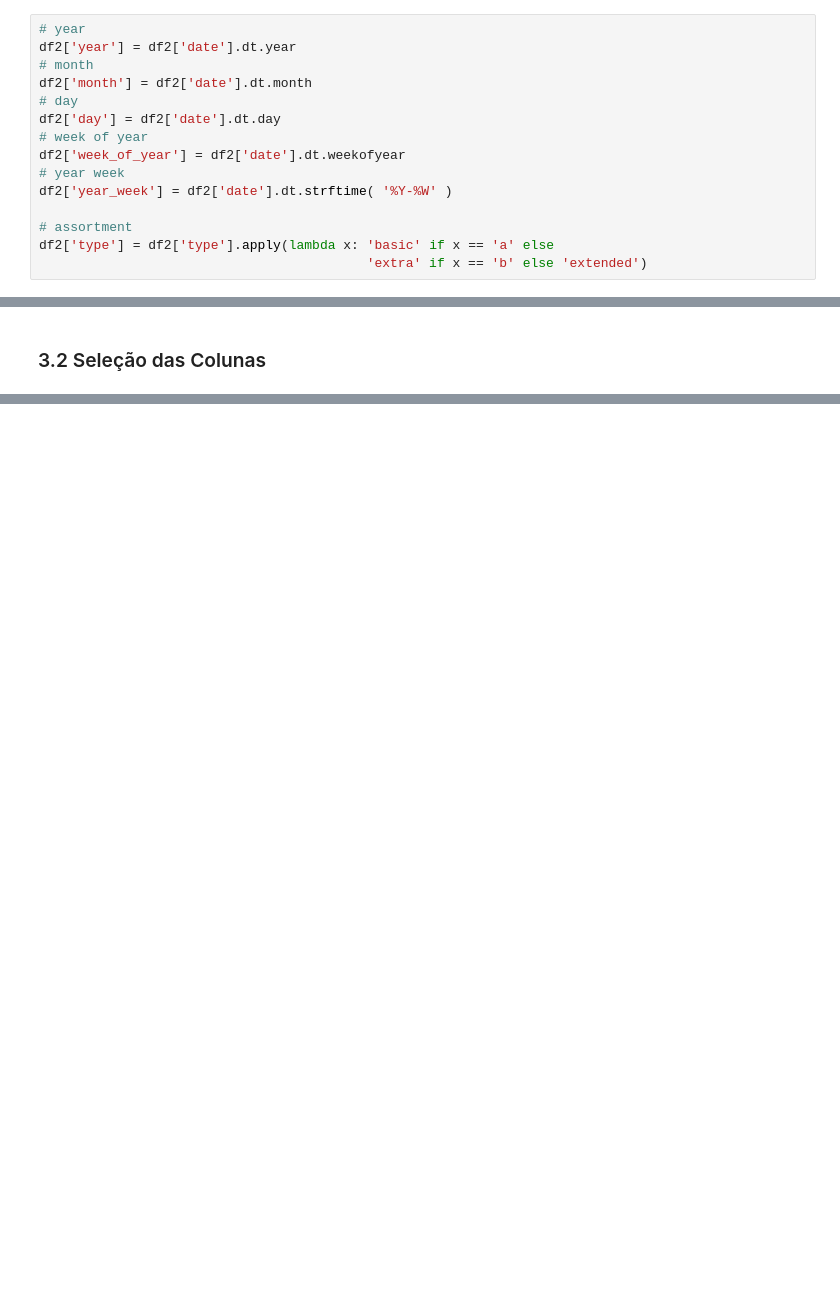
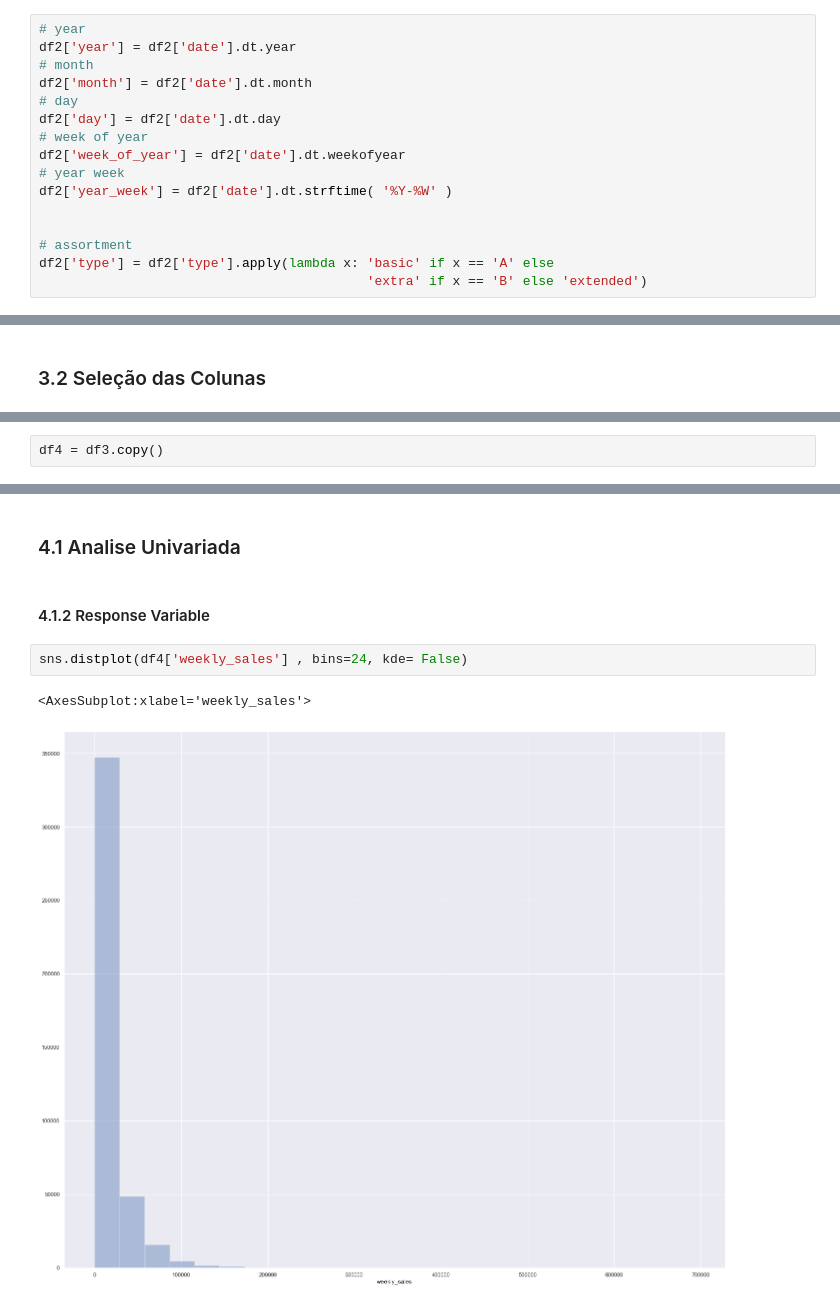
Before and after one commit to marcusbraggion/previsao_vendas, a Jupyter notebook: Walmart-Recruiting-Sales-Store_v2.ipynb, the cells around one changed output, grey strips where cells are left out. Cells and saved outputs as stored; diff of their text form; blank space fills up the shorter version.

```diff
--- a/Walmart-Recruiting-Sales-Store_v2.ipynb
+++ b/Walmart-Recruiting-Sales-Store_v2.ipynb
@@ -237,8 +237,9 @@ df2['week_of_year'] = df2['date'].dt.weekofyear
 # year week
 df2['year_week'] = df2['date'].dt.strftime( '%Y-%W' )
 
+
 # assortment
-df2['type'] = df2['type'].apply(lambda x: 'basic' if x == 'a' else
-                                          'extra' if x == 'b' else 'extended')
+df2['type'] = df2['type'].apply(lambda x: 'basic' if x == 'A' else
+                                          'extra' if x == 'B' else 'extended')
 # %% [markdown]
 ## 3.0 Filtragem de Variaveis
@@ -261,0 +265,2 @@ Index(['store', 'date', 'weekly_sales', 'is_holiday', 'type', 'size', 'year',
+# %%
+df4 = df3.copy()
@@ -261,0 +271,9 @@ Index(['store', 'date', 'weekly_sales', 'is_holiday', 'type', 'size', 'year',
+# %% [markdown]
+### 4.1 Analise Univariada
+# %% [markdown]
+#### 4.1.2 Response  Variable
+# %%
+sns.distplot(df4['weekly_sales'] , bins=24, kde= False)
+# %% [output]
+<AxesSubplot:xlabel='weekly_sales'>
+[figure, added]
```
Also changed, not shown: parts of 28 cells of this notebook.
